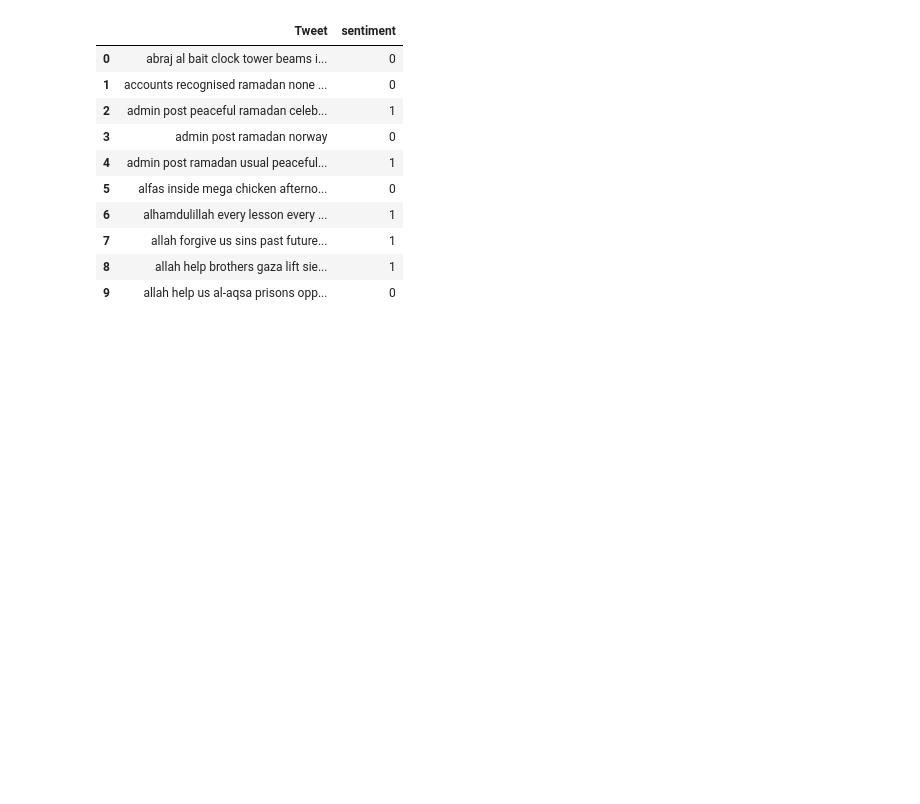
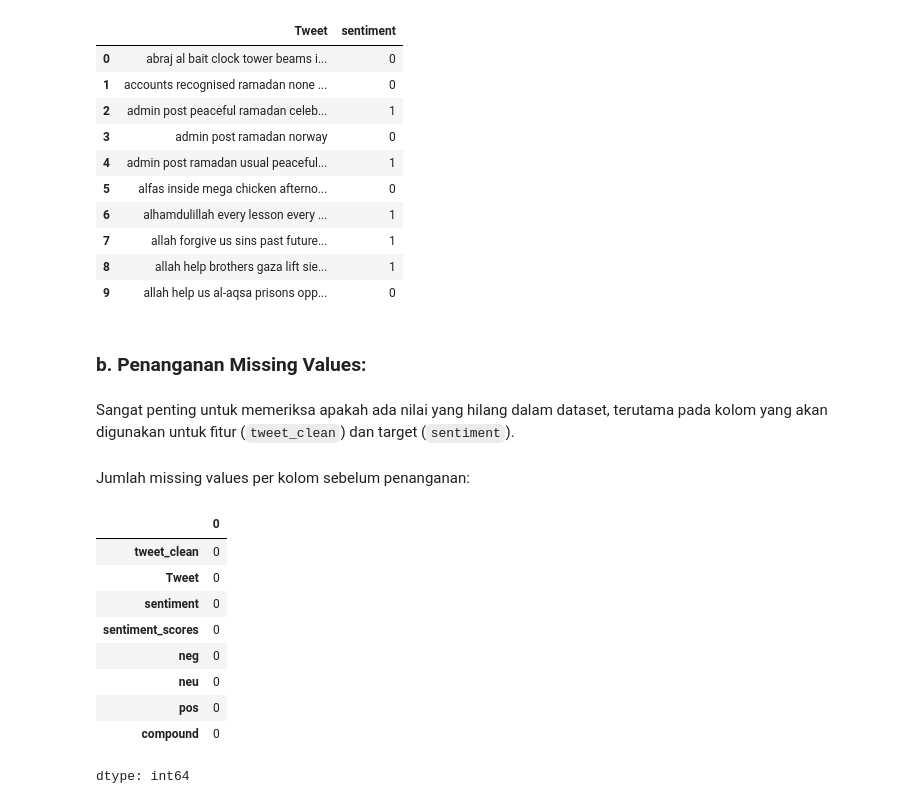
Before and after one commit to LatiefDataVisionary/text-mining-and-natural-language-processing-college-task, a Jupyter notebook: notebooks/decision_tree_model.ipynb, the cells around one changed output. Drawn from its saved outputs; the diff is of its cells as text; code cells hidden in the pictures; blank space fills up the shorter version.

Commit message:
b. Penanganan Missing Values:

```diff
--- a/notebooks/decision_tree_model.ipynb
+++ b/notebooks/decision_tree_model.ipynb
@@ -139,3 +139,22 @@ df[['Tweet', 'sentiment']].head(10)
 | 7 | allah forgive us sins past future... | 1 |
 | 8 | allah help brothers gaza lift sie... | 1 |
 | 9 | allah help us al-aqsa prisons opp... | 0 |
+# %% [markdown]
+### **b. Penanganan Missing Values:**
+# %% [markdown]
+Sangat penting untuk memeriksa apakah ada nilai yang hilang dalam dataset, terutama pada kolom yang akan digunakan untuk fitur (`tweet_clean`) dan target (`sentiment`).
+# %% [markdown]
+Jumlah missing values per kolom sebelum penanganan:
+# %%
+df.isnull().sum()
+# %% [output]
+|  | 0 |
+| tweet_clean | 0 |
+| Tweet | 0 |
+| sentiment | 0 |
+| sentiment_scores | 0 |
+| neg | 0 |
+| neu | 0 |
+| pos | 0 |
+| compound | 0 |
+dtype: int64
```
